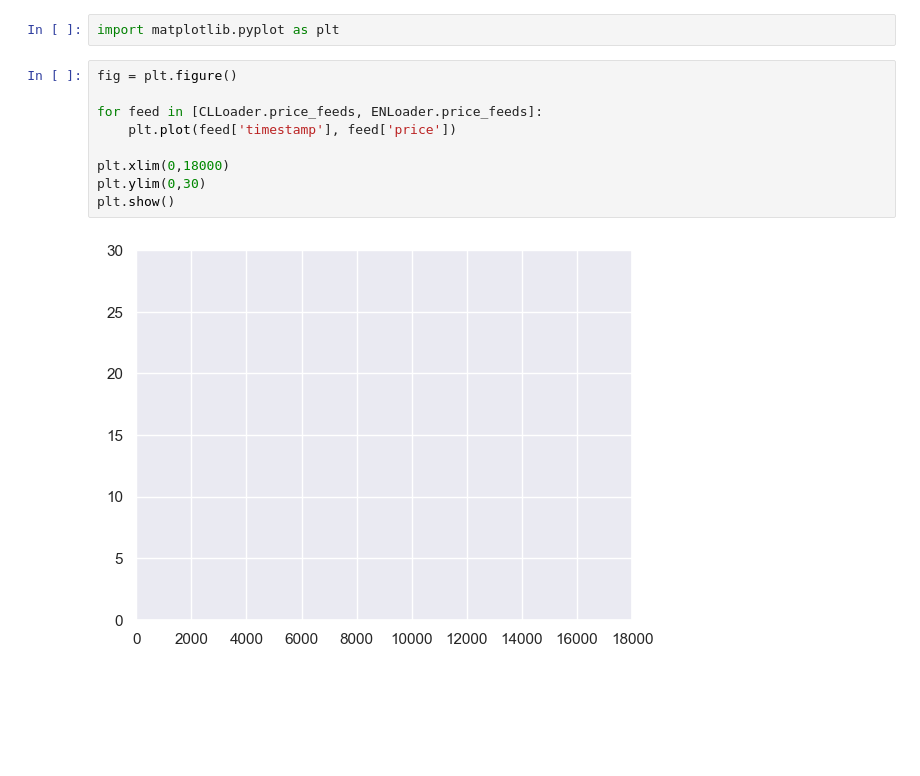
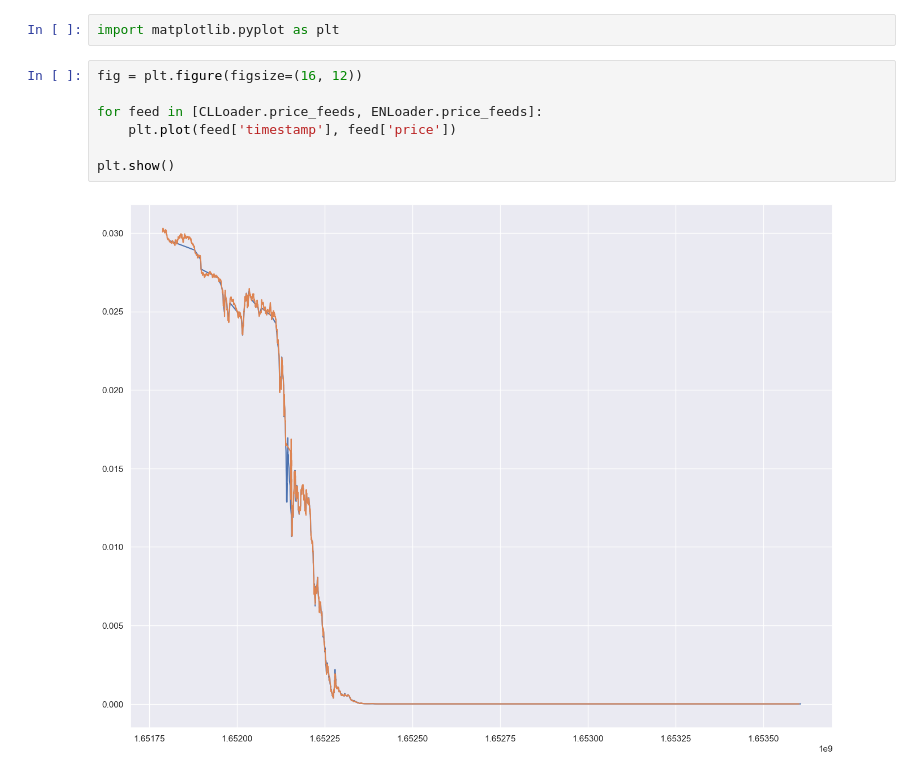
Before and after one commit to ExoMonk/oracle-benchmark, a Jupyter notebook: notebook.ipynb, the cells around one changed output. Drawn from its saved outputs; the diff is of its cells as text; blank space fills up the shorter version.

Commit message:
PoC Charts comparison

```diff
--- a/notebook.ipynb
+++ b/notebook.ipynb
@@ -125,13 +125,11 @@ ENLoader.price_feeds['price'].plot(figsize=(16, 12))
 # %%
 import matplotlib.pyplot as plt
 # %%
-fig = plt.figure()
+fig = plt.figure(figsize=(16, 12))
 
 for feed in [CLLoader.price_feeds, ENLoader.price_feeds]:
     plt.plot(feed['timestamp'], feed['price'])
 
-plt.xlim(0,18000)
-plt.ylim(0,30)
 plt.show()
 # %% [output]
-[figure, old version]
+[figure, new version]
```
Also changed, not shown: parts of 1 cell of this notebook.
